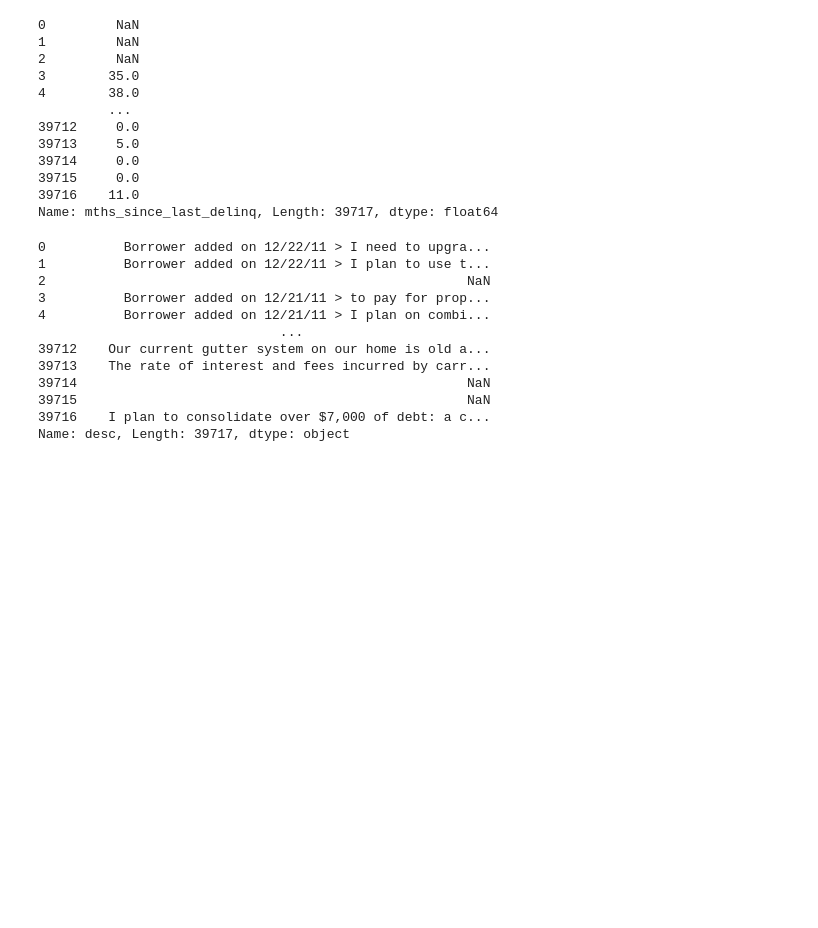
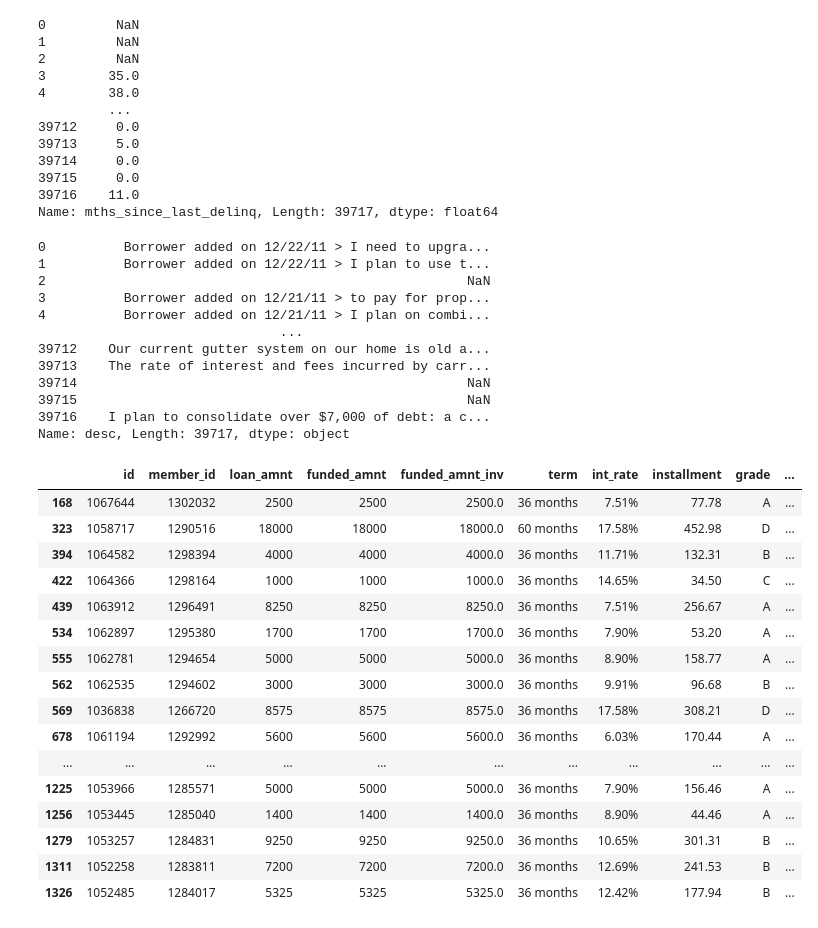
Before and after one commit to jatinmj/LendingClub_CaseStudy, a Jupyter notebook: Lending_club_caseStudy_Ishita_bhargava.ipynb, the cells around one changed output. Cells and saved outputs as stored; diff of their text form; code cells hidden in the pictures; blank space fills up the shorter version.

Commit message:
Data deletion and initial discussion

```diff
--- a/Lending_club_caseStudy_Ishita_bhargava.ipynb
+++ b/Lending_club_caseStudy_Ishita_bhargava.ipynb
@@ -187,3 +187,23 @@ Clean_data.loc[:,'desc'] # since this data is not of use as of now and also not
 39715                                                  NaN
 39716    I plan to consolidate over $7,000 of debt: a c...
 Name: desc, Length: 39717, dtype: object
+# %%
+Clean_data[Clean_data['emp_length'].isnull()].head(30)
+# %% [output]
+|  | id | member_id | loan_amnt | funded_amnt | funded_amnt_inv | term | int_rate | installment | grade | ... |
+| 168 | 1067644 | 1302032 | 2500 | 2500 | 2500.0 | 36 months | 7.51% | 77.78 | A | ... |
+| 323 | 1058717 | 1290516 | 18000 | 18000 | 18000.0 | 60 months | 17.58% | 452.98 | D | ... |
+| 394 | 1064582 | 1298394 | 4000 | 4000 | 4000.0 | 36 months | 11.71% | 132.31 | B | ... |
+| 422 | 1064366 | 1298164 | 1000 | 1000 | 1000.0 | 36 months | 14.65% | 34.50 | C | ... |
+| 439 | 1063912 | 1296491 | 8250 | 8250 | 8250.0 | 36 months | 7.51% | 256.67 | A | ... |
+| 534 | 1062897 | 1295380 | 1700 | 1700 | 1700.0 | 36 months | 7.90% | 53.20 | A | ... |
+| 555 | 1062781 | 1294654 | 5000 | 5000 | 5000.0 | 36 months | 8.90% | 158.77 | A | ... |
+| 562 | 1062535 | 1294602 | 3000 | 3000 | 3000.0 | 36 months | 9.91% | 96.68 | B | ... |
+| 569 | 1036838 | 1266720 | 8575 | 8575 | 8575.0 | 36 months | 17.58% | 308.21 | D | ... |
+| 678 | 1061194 | 1292992 | 5600 | 5600 | 5600.0 | 36 months | 6.03% | 170.44 | A | ... |
+| ... | ... | ... | ... | ... | ... | ... | ... | ... | ... | ... |
+| 1225 | 1053966 | 1285571 | 5000 | 5000 | 5000.0 | 36 months | 7.90% | 156.46 | A | ... |
+| 1256 | 1053445 | 1285040 | 1400 | 1400 | 1400.0 | 36 months | 8.90% | 44.46 | A | ... |
+| 1279 | 1053257 | 1284831 | 9250 | 9250 | 9250.0 | 36 months | 10.65% | 301.31 | B | ... |
+| 1311 | 1052258 | 1283811 | 7200 | 7200 | 7200.0 | 36 months | 12.69% | 241.53 | B | ... |
+| 1326 | 1052485 | 1284017 | 5325 | 5325 | 5325.0 | 36 months | 12.42% | 177.94 | B | ... |
```
Also changed, not shown: parts of 13 cells of this notebook.
